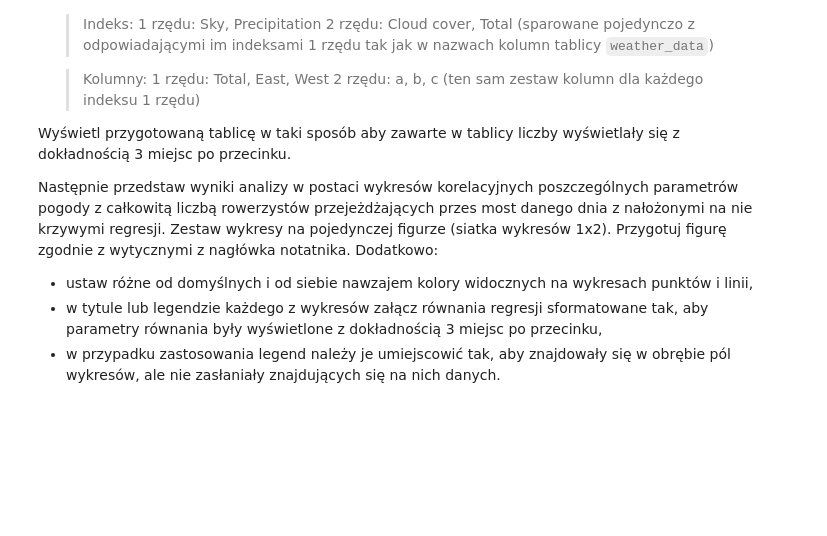
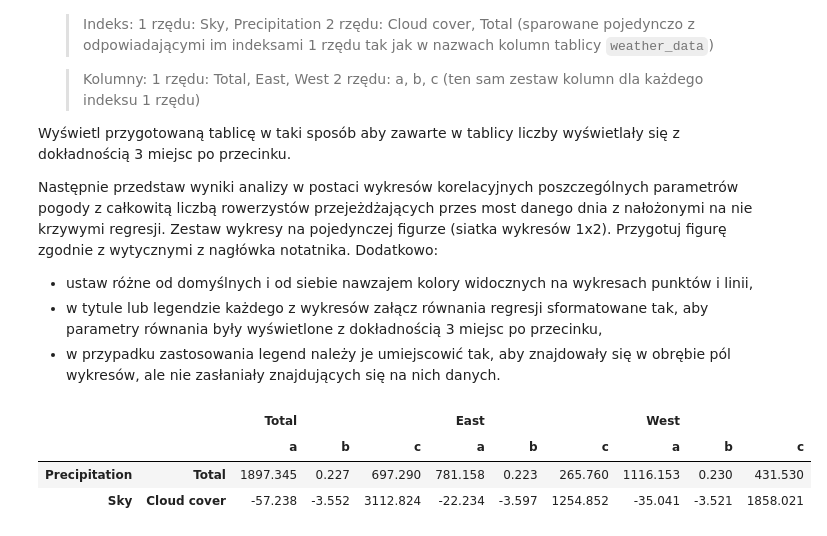
Before and after one commit to zuzannabrauer/dataAnalysisPython, a Jupyter notebook: ZZ03_CZ03.ipynb, the cells around one changed output. Saved outputs shown, nothing was run; the diff lists cells and outputs as text; code cells hidden in the pictures; blank space fills up the shorter version.

```diff
--- a/ZZ03_CZ03.ipynb
+++ b/ZZ03_CZ03.ipynb
@@ -303,8 +346,38 @@ Następnie przedstaw wyniki analizy w postaci wykresów korelacyjnych poszczegó
 - w przypadku zastosowania legend należy je umiejscowić tak, aby znajdowały się w obrębie pól wykresów, ale nie zasłaniały znajdujących się na nich danych.
 # %%
 # Obliczenia i tablica
-# YOUR CODE HERE
-raise NotImplementedError()
+regression_data_2 = pd.DataFrame(index = weather_data.columns, columns = pd.MultiIndex.from_product([['Total', 'East', 'West'], ['a', 'b', 'c']]))
+regression_data_2 = regression_data_2.loc[['Precipitation', 'Sky'], :]
+
+def func(x, a, b, c):
+    return a * np.exp(-b * x) + c
+
+for bike_column_name in daily_bike_traffic_data.columns:
+    regression_data_2.loc['Sky', (bike_column_name, 'a')] = sp.optimize.curve_fit(func, weather_data['Sky'].values.flatten().T, daily_bike_traffic_data[bike_column_name].values.flatten())[0][0]
+    regression_data_2.loc['Sky', (bike_column_name, 'b')] = sp.optimize.curve_fit(func, weather_data['Sky'].values.flatten().T, daily_bike_traffic_data[bike_column_name].values.flatten())[0][1]
+    regression_data_2.loc['Sky', (bike_column_name, 'c')] = sp.optimize.curve_fit(func, weather_data['Sky'].values.flatten().T, daily_bike_traffic_data[bike_column_name].values.flatten())[0][2]
+
+indexes = weather_data.nlargest(10, ('Precipitation', 'Total'))
+nlargest = daily_bike_traffic_data.loc[indexes.index, :]
+mean = nlargest.mean()
+lower_limit = 0.9*mean
+upper_limit = 1.1*mean
+
+i = 0
+for bike_column_name in daily_bike_traffic_data.columns:
+    bounds = ([-np.inf, -np.inf, lower_limit[i]], [np.inf, np.inf, upper_limit[i]])
+    temp = pd.concat([daily_bike_traffic_data[bike_column_name], weather_data[('Precipitation', 'Total')]], axis = 1).dropna()
+    regression_data_2.loc['Precipitation', (bike_column_name, 'a')] = sp.optimize.curve_fit(func, temp[('Precipitation', 'Total')].values.flatten().T, temp[bike_column_name].values.flatten(), bounds = bounds)[0][0]
+    regression_data_2.loc['Precipitation', (bike_column_name, 'b')] = sp.optimize.curve_fit(func, temp[('Precipitation', 'Total')].values.flatten().T, temp[bike_column_name].values.flatten(), bounds = bounds)[0][1]
+    regression_data_2.loc['Precipitation', (bike_column_name, 'c')] = sp.optimize.curve_fit(func, temp[('Precipitation', 'Total')].values.flatten().T, temp[bike_column_name].values.flatten(), bounds = bounds)[0][2]
+    i += 1
+
+regression_data_2.style.format(precision = 3)
+# %% [output]
+|  |  | Total |  |  | East |  |  | West |  |  |
+|  |  | a | b | c | a | b | c | a | b | c |
+| Precipitation | Total | 1897.345 | 0.227 | 697.290 | 781.158 | 0.223 | 265.760 | 1116.153 | 0.230 | 431.530 |
+| Sky | Cloud cover | -57.238 | -3.552 | 3112.824 | -22.234 | -3.597 | 1254.852 | -35.041 | -3.521 | 1858.021 |
 # %%
 ### Komórka testowa
 
```
Also changed, not shown: parts of 5 cells of this notebook.
